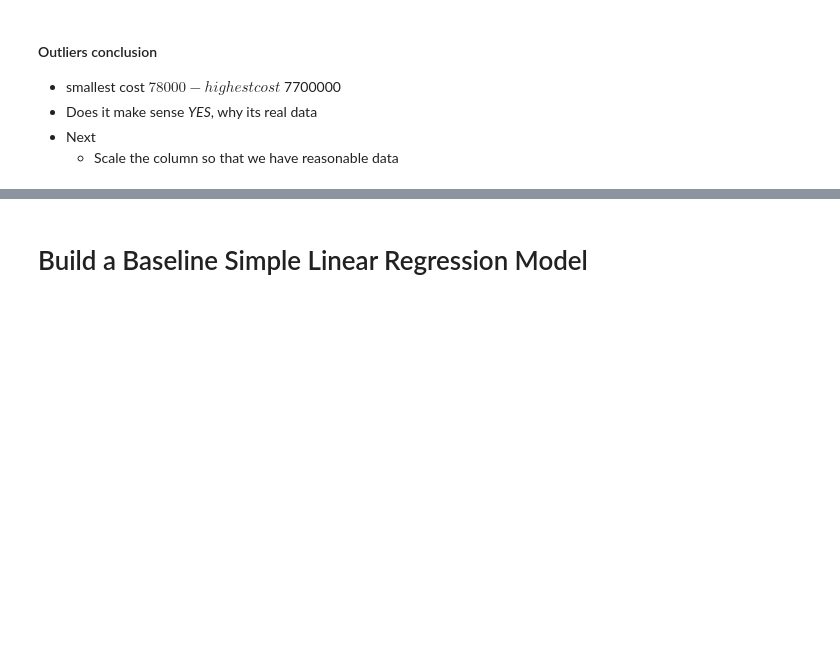
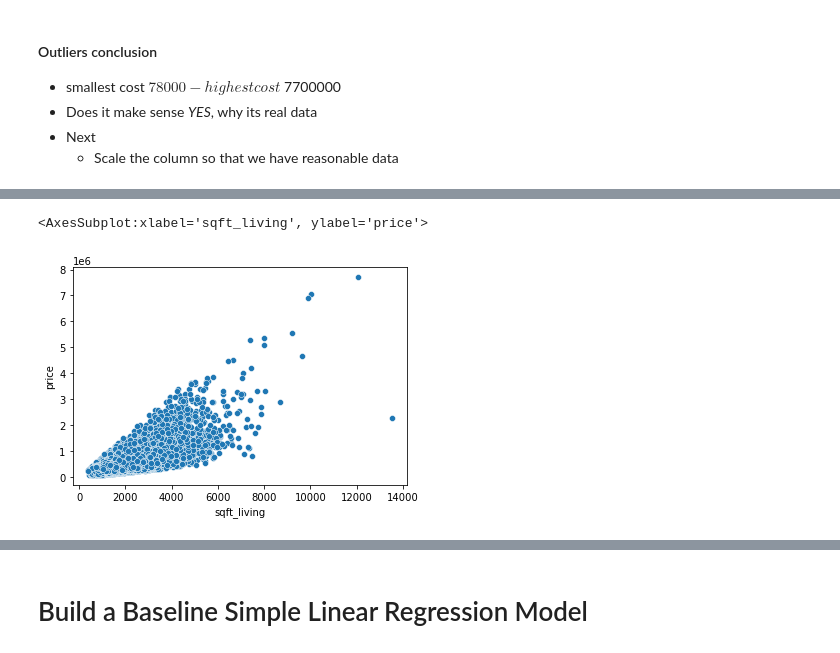
Before and after one commit to Lawez/phase-2-project-group, a Jupyter notebook: student.ipynb, the cells around one changed output, grey strips where cells are left out. Saved outputs shown, nothing was run; the diff lists cells and outputs as text; code cells hidden in the pictures; blank space fills up the shorter version.

```diff
--- a/student.ipynb
+++ b/student.ipynb
@@ -471,0 +500,8 @@ Name: price, Length: 21597, dtype: float64
+# %%
+# A scatter plot between price and sqft_living
+Sliving = data_df["sqft_living"]
+price = data_df["price"]
+sns.scatterplot(data = data_df ,x = Sliving,y = price)
+# %% [output]
+<AxesSubplot:xlabel='sqft_living', ylabel='price'>
+[figure, added]
```
Also changed, not shown: parts of 14 cells of this notebook.
